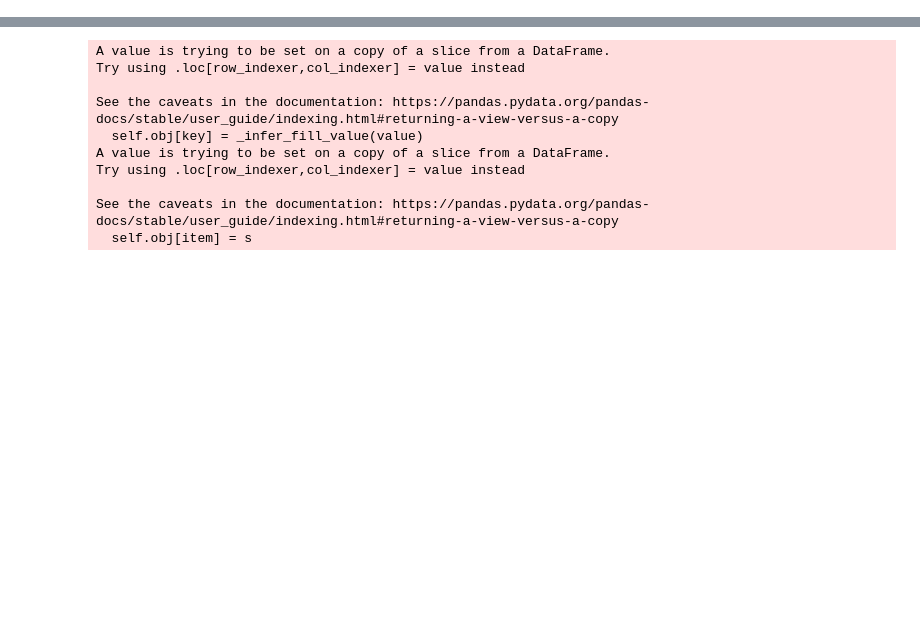
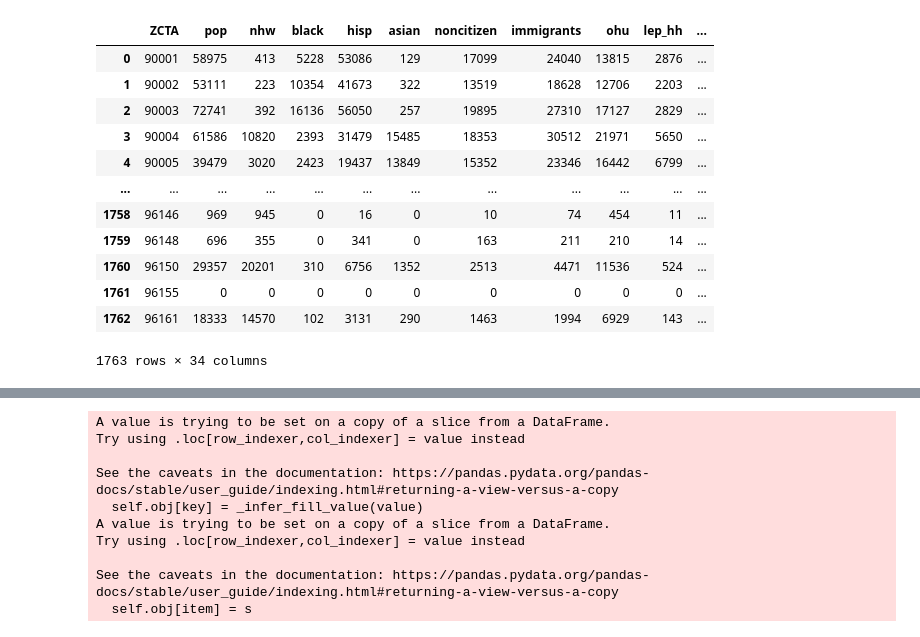
Before and after one commit to ScottCoffin/EconImpact, a Jupyter notebook: Python/Data Processing.ipynb, the cells around one changed output, grey strips where cells are left out. Drawn from its saved outputs; the diff is of its cells as text; code cells hidden in the pictures; blank space fills up the shorter version.

Commit message:
zip code demographics

```diff
--- a/Python/Data Processing.ipynb
+++ b/Python/Data Processing.ipynb
@@ -12,0 +25,19 @@ conn_ref.loc[:,'Bin']=pd.cut(conn_ref['Service Connections'],bins=[0,1045,3383,6
+# %%
+#Per zip code demographic info
+zip_dem=pd.read_excel("../Datasets/ACS/zip_code_ref_ACS.xlsx",'CA ZCTA ACS Data ')
+# %%
+zip_dem
+# %% [output]
+|  | ZCTA | pop | nhw | black | hisp | asian | noncitizen | immigrants | ohu | lep_hh | ... |
+| 0 | 90001 | 58975 | 413 | 5228 | 53086 | 129 | 17099 | 24040 | 13815 | 2876 | ... |
+| 1 | 90002 | 53111 | 223 | 10354 | 41673 | 322 | 13519 | 18628 | 12706 | 2203 | ... |
+| 2 | 90003 | 72741 | 392 | 16136 | 56050 | 257 | 19895 | 27310 | 17127 | 2829 | ... |
+| 3 | 90004 | 61586 | 10820 | 2393 | 31479 | 15485 | 18353 | 30512 | 21971 | 5650 | ... |
+| 4 | 90005 | 39479 | 3020 | 2423 | 19437 | 13849 | 15352 | 23346 | 16442 | 6799 | ... |
+| ... | ... | ... | ... | ... | ... | ... | ... | ... | ... | ... | ... |
+| 1758 | 96146 | 969 | 945 | 0 | 16 | 0 | 10 | 74 | 454 | 11 | ... |
+| 1759 | 96148 | 696 | 355 | 0 | 341 | 0 | 163 | 211 | 210 | 14 | ... |
+| 1760 | 96150 | 29357 | 20201 | 310 | 6756 | 1352 | 2513 | 4471 | 11536 | 524 | ... |
+| 1761 | 96155 | 0 | 0 | 0 | 0 | 0 | 0 | 0 | 0 | 0 | ... |
+| 1762 | 96161 | 18333 | 14570 | 102 | 3131 | 290 | 1463 | 1994 | 6929 | 143 | ... |
+1763 rows × 34 columns
```
Also changed, not shown: parts of 9 cells of this notebook, 2 other files.
